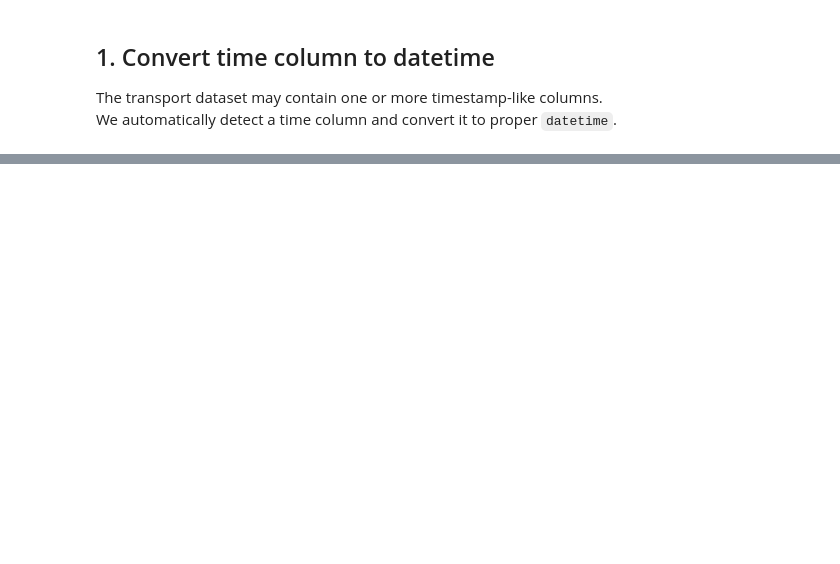
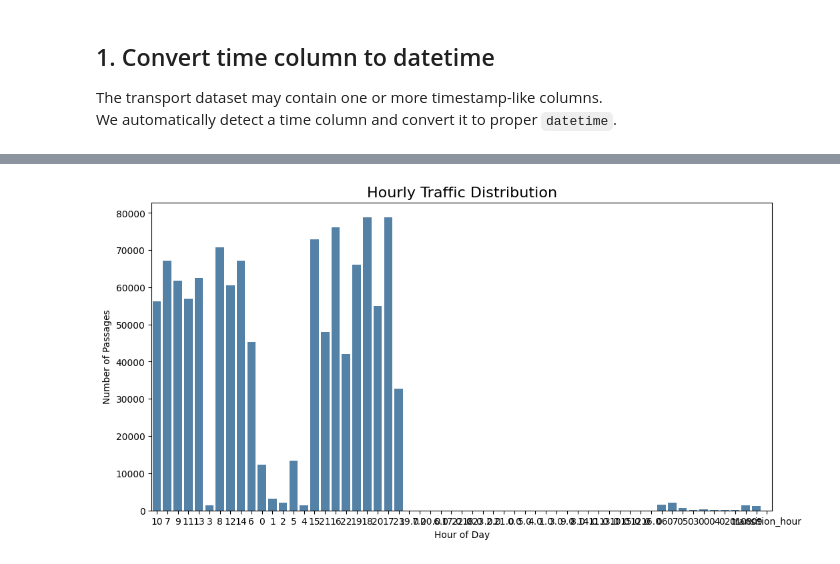
Before and after one commit to CansuYildiriim/DSA210-Weather-vs-Transport-Istanbul, a Jupyter notebook: notebooks/EDA.ipynb, the cells around one changed output, grey strips where cells are left out. Drawn from its saved outputs; the diff is of its cells as text; code cells hidden in the pictures; blank space fills up the shorter version.

```diff
--- a/notebooks/EDA.ipynb
+++ b/notebooks/EDA.ipynb
@@ -974,0 +821,9 @@ EmptyDataError: No columns to parse from file
+# %%
+plt.figure(figsize=(12,6))
+sns.countplot(data=df, x="transition_hour", color="steelblue")
+plt.title("Hourly Traffic Distribution", fontsize=16)
+plt.xlabel("Hour of Day")
+plt.ylabel("Number of Passages")
+plt.show()
+# %% [output]
+[figure, added]
```
Also changed, not shown: parts of 64 cells of this notebook.
